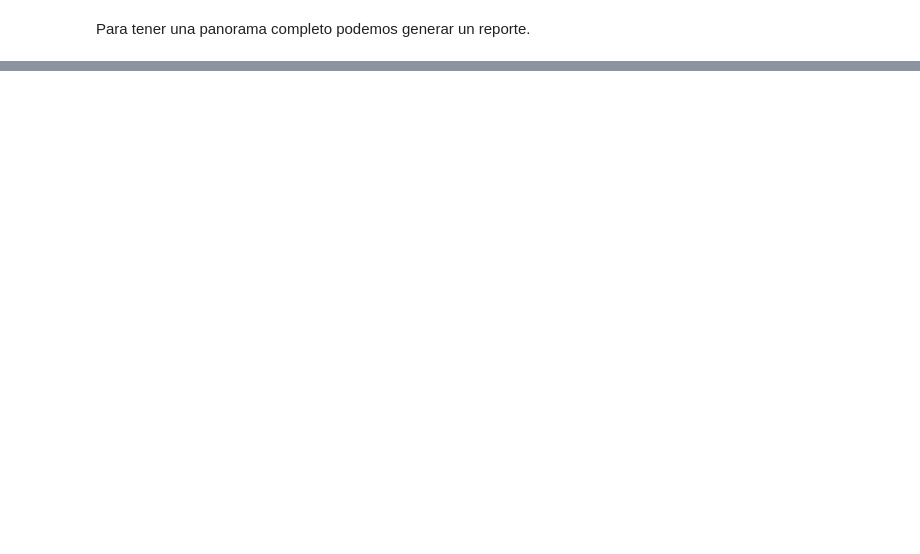
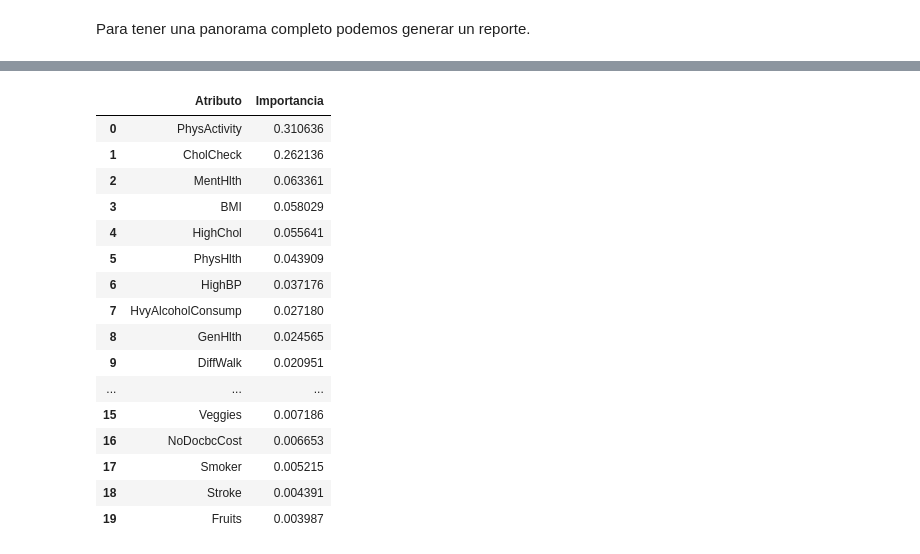
Before and after one commit to drvillota/Laboratorio-1, a Jupyter notebook: Taller1.1.ipynb, the cells around one changed output, grey strips where cells are left out. Saved outputs shown, nothing was run; the diff lists cells and outputs as text; code cells hidden in the pictures; blank space fills up the shorter version.

```diff
--- a/Taller1.1.ipynb
+++ b/Taller1.1.ipynb
@@ -311,7 +333,7 @@ tree = DecisionTreeClassifier(random_state=seed)
 #Ayuda a recorrer hiperparámetros predefinidos en su conjunto de entrenamiento.
 mejor_modelo = GridSearchCV(tree, param_grid, cv=particiones_t)
 #Tomamos los datos de entrenamiento como argumentos
-mejor_modelo.fit(X_train, Y_train)
+mejor_modelo.fit(XTrain_resampled, YTrain_resampled)
 # %% [output]
 GridSearchCV(cv=KFold(n_splits=10, random_state=161, shuffle=True),
              estimator=DecisionTreeClassifier(random_state=161),
@@ -369,0 +458,24 @@ weighted avg       0.78      0.78      0.78        79
+# %%
+importancia= f_tree.feature_importances_
+# %%
+importancia_atributo = pd.DataFrame(data={"Atributo": XTrain_resampled.columns,"Importancia": importancia})
+importancia_atributo = importancia_atributo.sort_values(by='Importancia', ascending=False).reset_index(drop=True)
+importancia_atributo
+# %% [output]
+|  | Atributo | Importancia |
+| 0 | PhysActivity | 0.310636 |
+| 1 | CholCheck | 0.262136 |
+| 2 | MentHlth | 0.063361 |
+| 3 | BMI | 0.058029 |
+| 4 | HighChol | 0.055641 |
+| 5 | PhysHlth | 0.043909 |
+| 6 | HighBP | 0.037176 |
+| 7 | HvyAlcoholConsump | 0.027180 |
+| 8 | GenHlth | 0.024565 |
+| 9 | DiffWalk | 0.020951 |
+| ... | ... | ... |
+| 15 | Veggies | 0.007186 |
+| 16 | NoDocbcCost | 0.006653 |
+| 17 | Smoker | 0.005215 |
+| 18 | Stroke | 0.004391 |
+| 19 | Fruits | 0.003987 |
```
Also changed, not shown: parts of 42 cells of this notebook, 4 other files.
